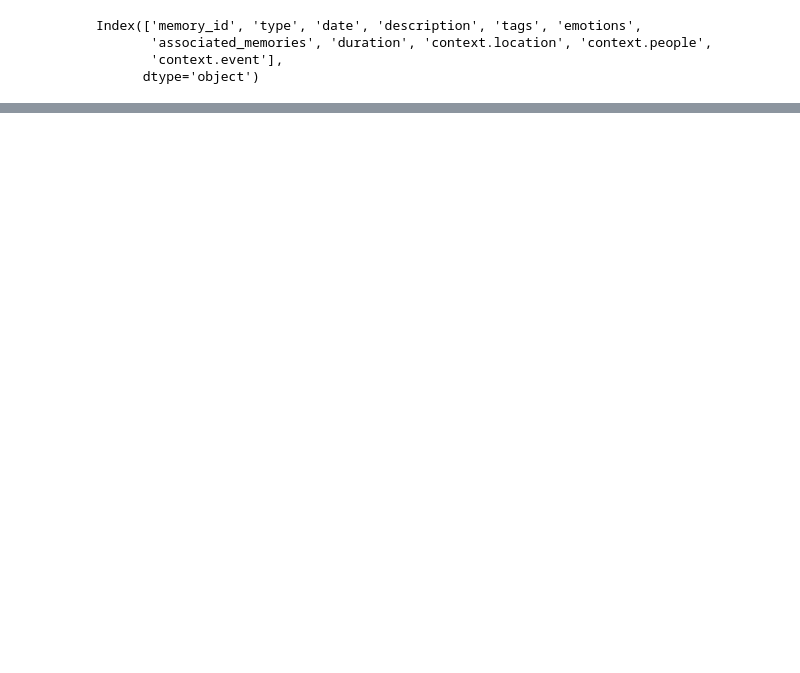
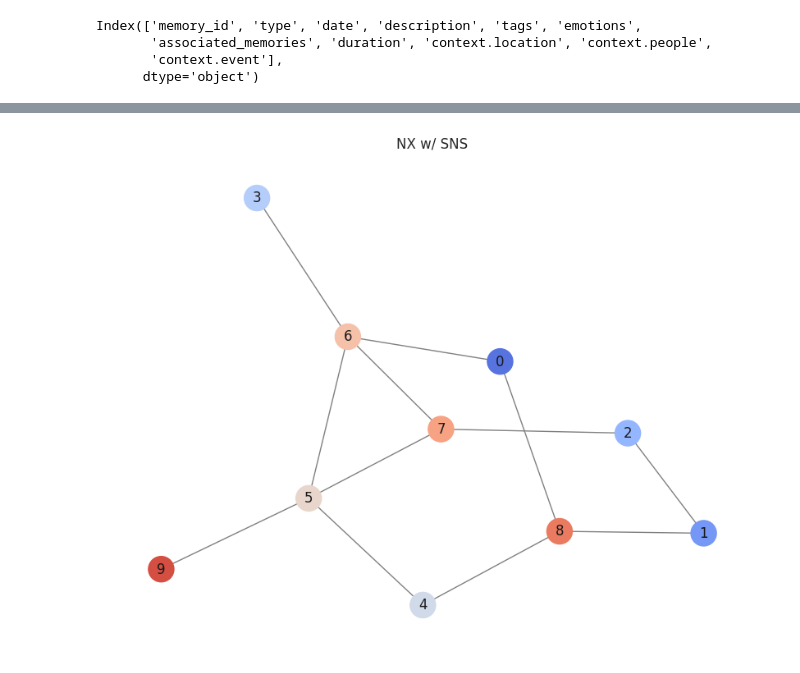
Before and after one commit to kanepickrell/memory-bridge, a Jupyter notebook: memory_bridge.ipynb, the cells around one changed output, grey strips where cells are left out. Drawn from its saved outputs; the diff is of its cells as text; code cells hidden in the pictures; blank space fills up the shorter version.

```diff
--- a/memory_bridge.ipynb
+++ b/memory_bridge.ipynb
@@ -80,0 +85,9 @@ plt.show()
+# %%
+sns.set(style="whitegrid")
+G = nx.erdos_renyi_graph(10, 0.3)  # Random graph with 10 nodes
+plt.figure(figsize=(8, 6))
+nx.draw(G, with_labels=True, node_color=sns.color_palette("coolwarm", 10), node_size=500, edge_color="gray")
+plt.title("NX w/ SNS")
+plt.show()
+# %% [output]
+[figure, added]
```
Also changed, not shown: parts of 5 cells of this notebook.
